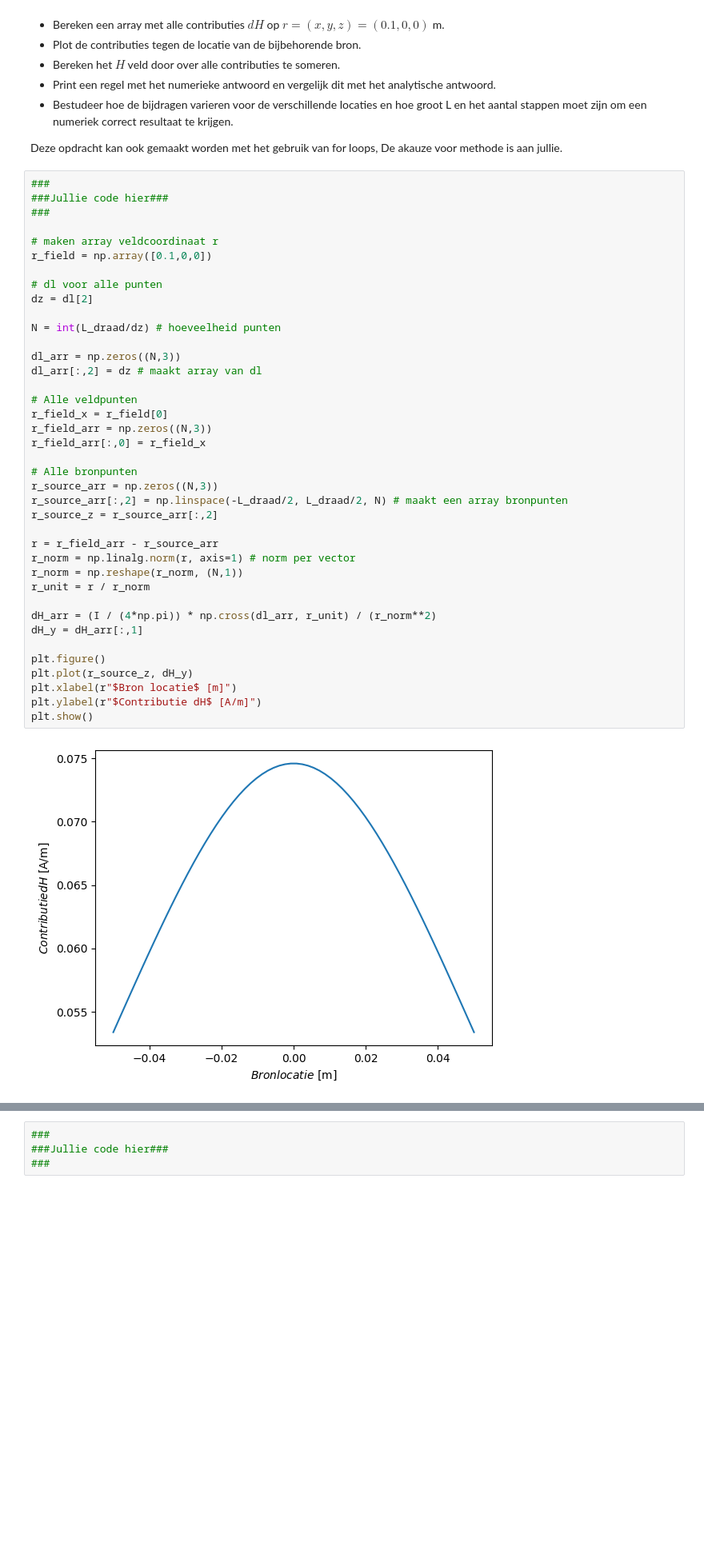
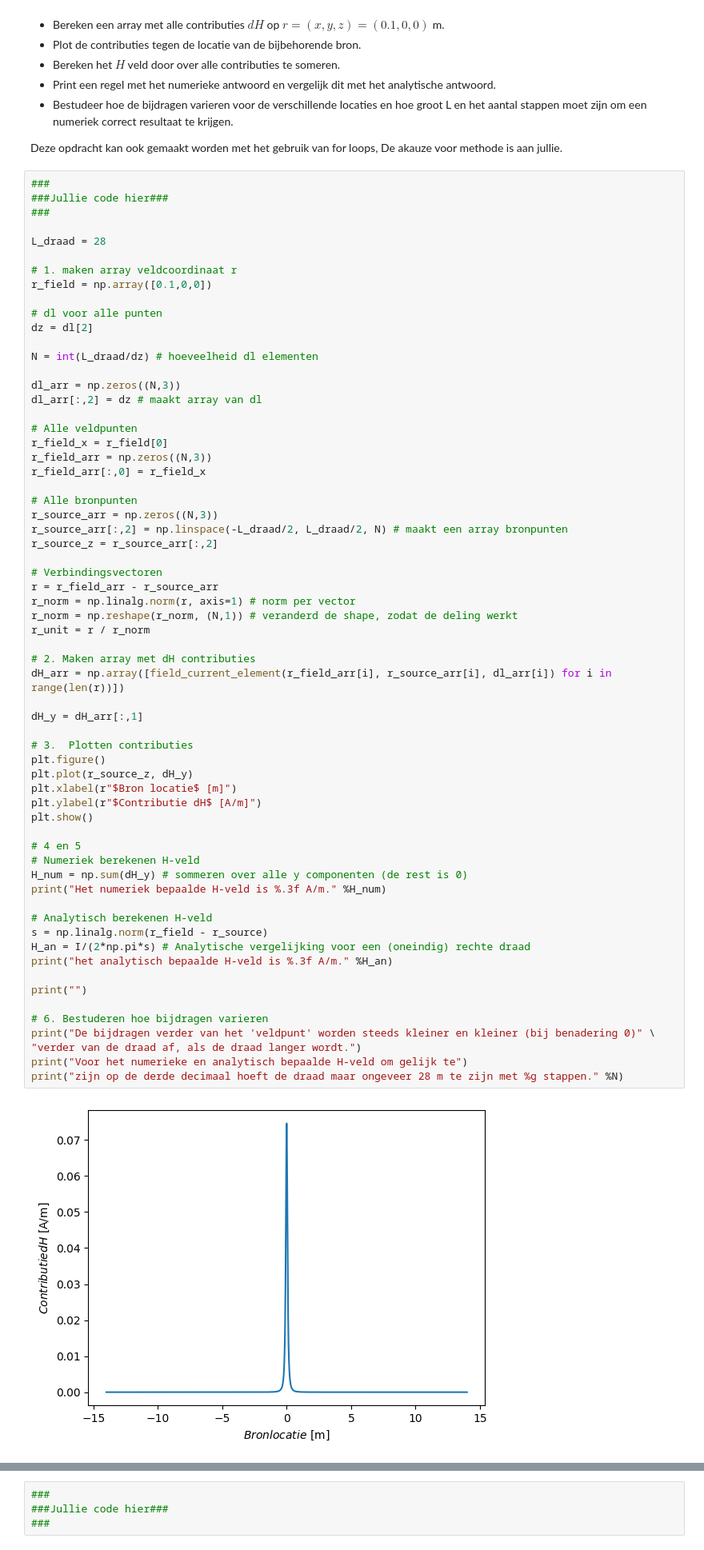
Before and after one commit to thaak123/THAAK-opdrachten-DEF-D, a Jupyter notebook: 2KrachtactuatorOpdracht/2KrachtactuatorOpdracht/KrachtactuatorOpdracht.ipynb, the cells around one changed output, grey strips where cells are left out. Shown at 80% size. Drawn from its saved outputs; the diff is of its cells as text; blank space fills up the shorter version.

```diff
--- a/2KrachtactuatorOpdracht/2KrachtactuatorOpdracht/KrachtactuatorOpdracht.ipynb
+++ b/2KrachtactuatorOpdracht/2KrachtactuatorOpdracht/KrachtactuatorOpdracht.ipynb
@@ -433,39 +433,63 @@ Deze opdracht kan ook gemaakt worden met het gebruik van for loops, De akauze vo
 ###Jullie code hier###
 ###
 
-# maken array veldcoordinaat r
+L_draad = 28
+
+# 1. maken array veldcoordinaat r
 r_field = np.array([0.1,0,0])
 
 # dl voor alle punten
 dz = dl[2]
 
-N = int(L_draad/dz) # hoeveelheid punten
+N = int(L_draad/dz) # hoeveelheid dl elementen
 
 dl_arr = np.zeros((N,3))
 dl_arr[:,2] = dz # maakt array van dl
 
 # Alle veldpunten
 r_field_x = r_field[0]
 r_field_arr = np.zeros((N,3))
 r_field_arr[:,0] = r_field_x
 
 # Alle bronpunten
 r_source_arr = np.zeros((N,3))
 r_source_arr[:,2] = np.linspace(-L_draad/2, L_draad/2, N) # maakt een array bronpunten
 r_source_z = r_source_arr[:,2]
 
+# Verbindingsvectoren
 r = r_field_arr - r_source_arr
 r_norm = np.linalg.norm(r, axis=1) # norm per vector
-r_norm = np.reshape(r_norm, (N,1))
+r_norm = np.reshape(r_norm, (N,1)) # veranderd de shape, zodat de deling werkt
 r_unit = r / r_norm
 
-dH_arr = (I / (4*np.pi)) * np.cross(dl_arr, r_unit) / (r_norm**2)
+# 2. Maken array met dH contributies
+dH_arr = np.array([field_current_element(r_field_arr[i], r_source_arr[i], dl_arr[i]) for i in range(len(r))])
+
 dH_y = dH_arr[:,1]
 
+# 3.  Plotten contributies
 plt.figure()
 plt.plot(r_source_z, dH_y)
 plt.xlabel(r"$Bron locatie$ [m]")
 plt.ylabel(r"$Contributie dH$ [A/m]")
 plt.show()
+
+# 4 en 5
+# Numeriek berekenen H-veld
+H_num = np.sum(dH_y) # sommeren over alle y componenten (de rest is 0)
+print("Het numeriek bepaalde H-veld is %.3f A/m." %H_num)
+
+# Analytisch berekenen H-veld
+s = np.linalg.norm(r_field - r_source)
+H_an = I/(2*np.pi*s) # Analytische vergelijking voor een (oneindig) rechte draad
+print("het analytisch bepaalde H-veld is %.3f A/m." %H_an)
+
+print("")
+
+# 6. Bestuderen hoe bijdragen varieren
+print("De bijdragen verder van het 'veldpunt' worden steeds kleiner en kleiner (bij benadering 0)" \
+"verder van de draad af, als de draad langer wordt.")
+print("Voor het numerieke en analytisch bepaalde H-veld om gelijk te")
+print("zijn op de derde decimaal hoeft de draad maar ongeveer 28 m te zijn met %g stappen." %N)
 # %% [output]
-[figure, old version]
+[figure, new version]
```
Also changed, not shown: parts of 1 cell of this notebook.
